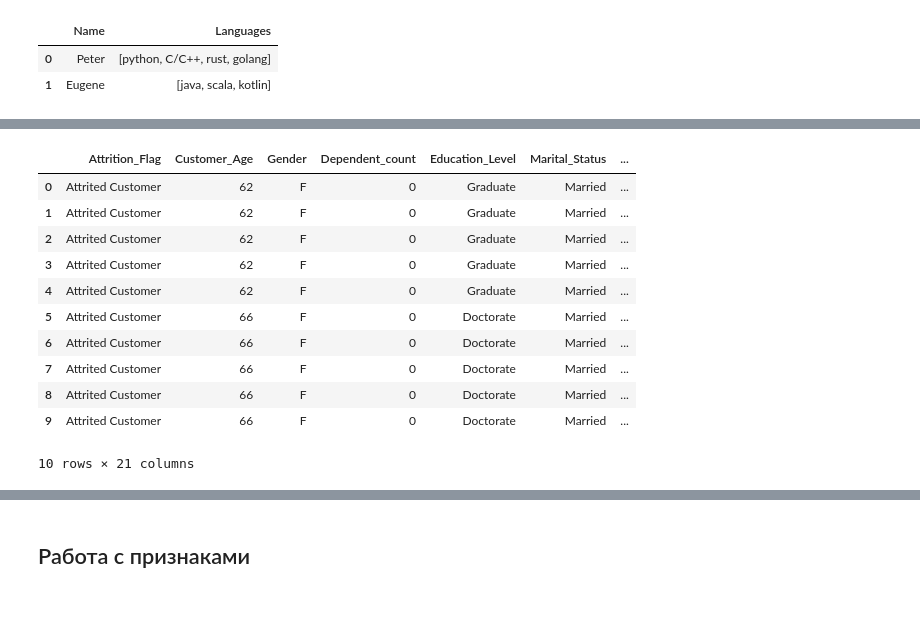
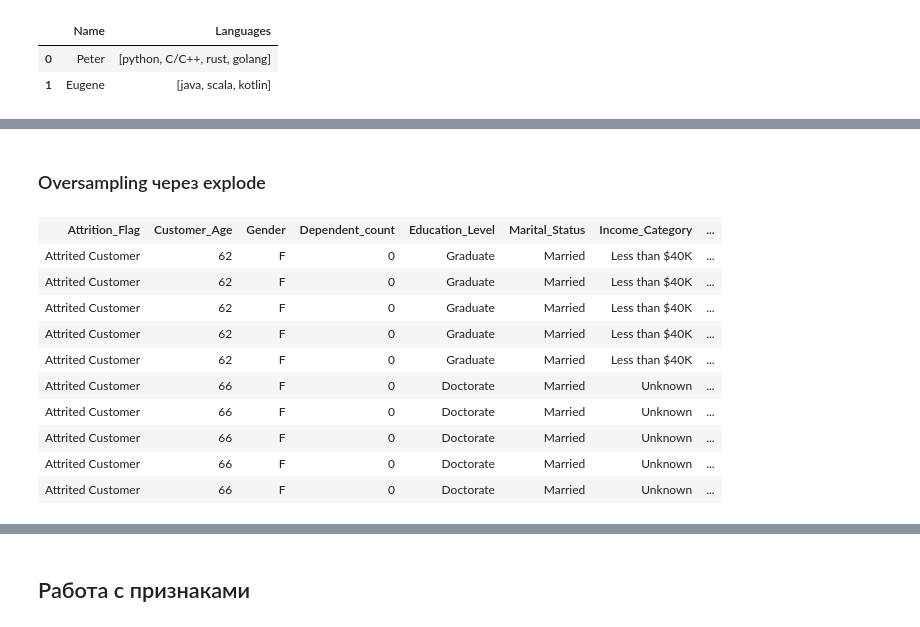
Before and after one commit to peter-and-wolf/otus_mlops_spark_ml, a Jupyter notebook: notebooks/spark_mlib_research.ipynb, the cells around one changed output, grey strips where cells are left out. Drawn from its saved outputs; the diff is of its cells as text; code cells hidden in the pictures.

```diff
--- a/notebooks/spark_mlib_research.ipynb
+++ b/notebooks/spark_mlib_research.ipynb
@@ -39,4 +36,5 @@ spark = SparkSession\
     .builder\
     .master("local[*]")\
     .appName("Spark ML Research")\
+    .config("spark.sql.repl.eagerEval.enabled", True) \
     .getOrCreate()
@@ -246,22 +262,23 @@ AttributeError: 'DataFrame' object has no attribute 'explode'
+# %% [markdown]
+### Oversampling через explode
 # %%
 df1Over = df1.withColumn(
     "dummy",
     f.explode(
         f.array(*[f.lit(x) for x in range(trate)])
     )
 ).drop("dummy")
 
-df1Over.limit(10).toPandas()
+df1Over.limit(10)
 # %% [output]
-|  | Attrition_Flag | Customer_Age | Gender | Dependent_count | Education_Level | Marital_Status | ... |
-| 0 | Attrited Customer | 62 | F | 0 | Graduate | Married | ... |
-| 1 | Attrited Customer | 62 | F | 0 | Graduate | Married | ... |
-| 2 | Attrited Customer | 62 | F | 0 | Graduate | Married | ... |
-| 3 | Attrited Customer | 62 | F | 0 | Graduate | Married | ... |
-| 4 | Attrited Customer | 62 | F | 0 | Graduate | Married | ... |
-| 5 | Attrited Customer | 66 | F | 0 | Doctorate | Married | ... |
-| 6 | Attrited Customer | 66 | F | 0 | Doctorate | Married | ... |
-| 7 | Attrited Customer | 66 | F | 0 | Doctorate | Married | ... |
-| 8 | Attrited Customer | 66 | F | 0 | Doctorate | Married | ... |
-| 9 | Attrited Customer | 66 | F | 0 | Doctorate | Married | ... |
+| Attrition_Flag | Customer_Age | Gender | Dependent_count | Education_Level | Marital_Status | Income_Category | ... |
+| Attrited Customer | 62 | F | 0 | Graduate | Married | Less than $40K | ... |
+| Attrited Customer | 62 | F | 0 | Graduate | Married | Less than $40K | ... |
+| Attrited Customer | 62 | F | 0 | Graduate | Married | Less than $40K | ... |
+| Attrited Customer | 62 | F | 0 | Graduate | Married | Less than $40K | ... |
+| Attrited Customer | 62 | F | 0 | Graduate | Married | Less than $40K | ... |
+| Attrited Customer | 66 | F | 0 | Doctorate | Married | Unknown | ... |
+| Attrited Customer | 66 | F | 0 | Doctorate | Married | Unknown | ... |
+| Attrited Customer | 66 | F | 0 | Doctorate | Married | Unknown | ... |
+| Attrited Customer | 66 | F | 0 | Doctorate | Married | Unknown | ... |
+| Attrited Customer | 66 | F | 0 | Doctorate | Married | Unknown | ... |
-10 rows × 21 columns
```
Also changed, not shown: parts of 50 cells of this notebook, 1 other file.
